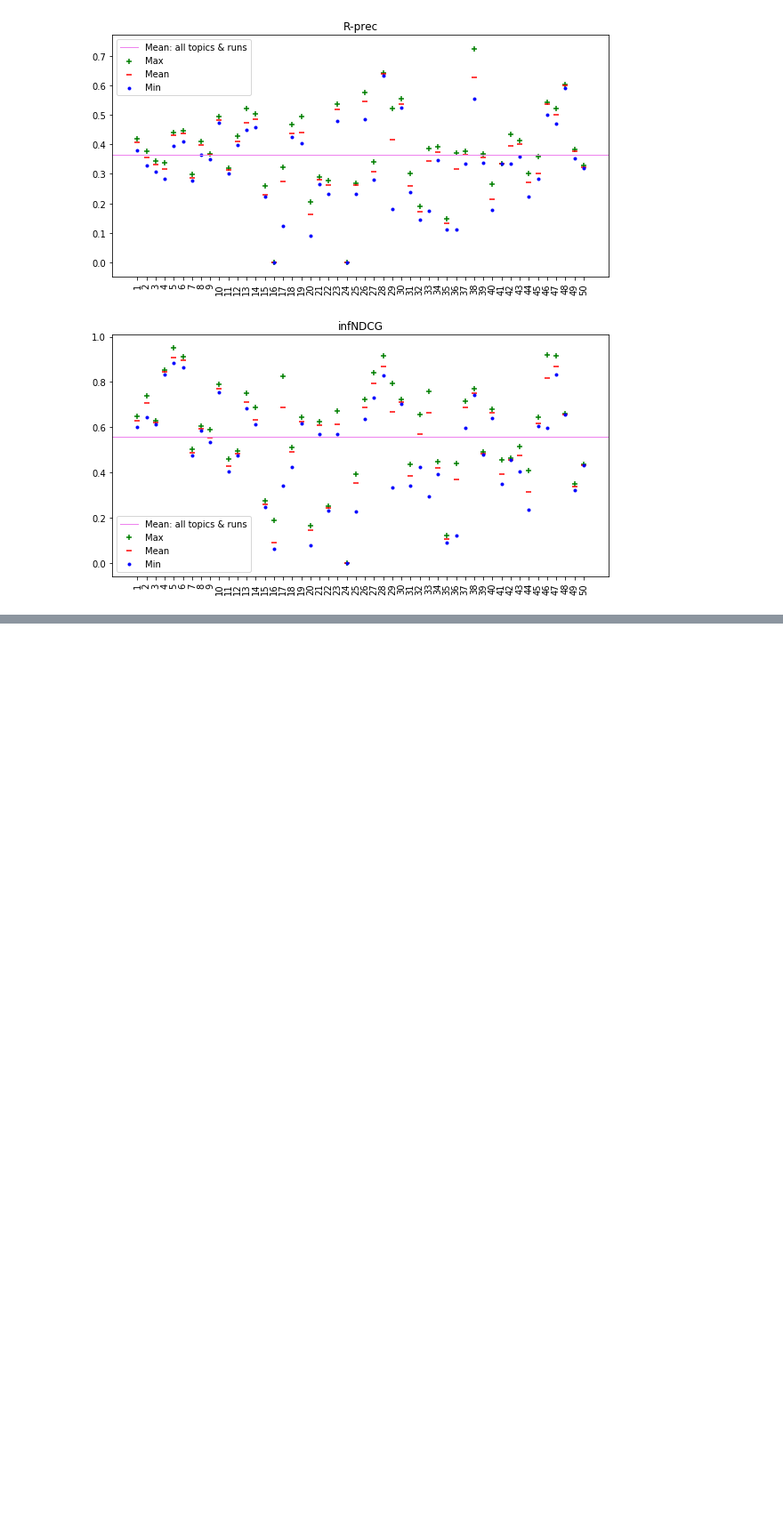
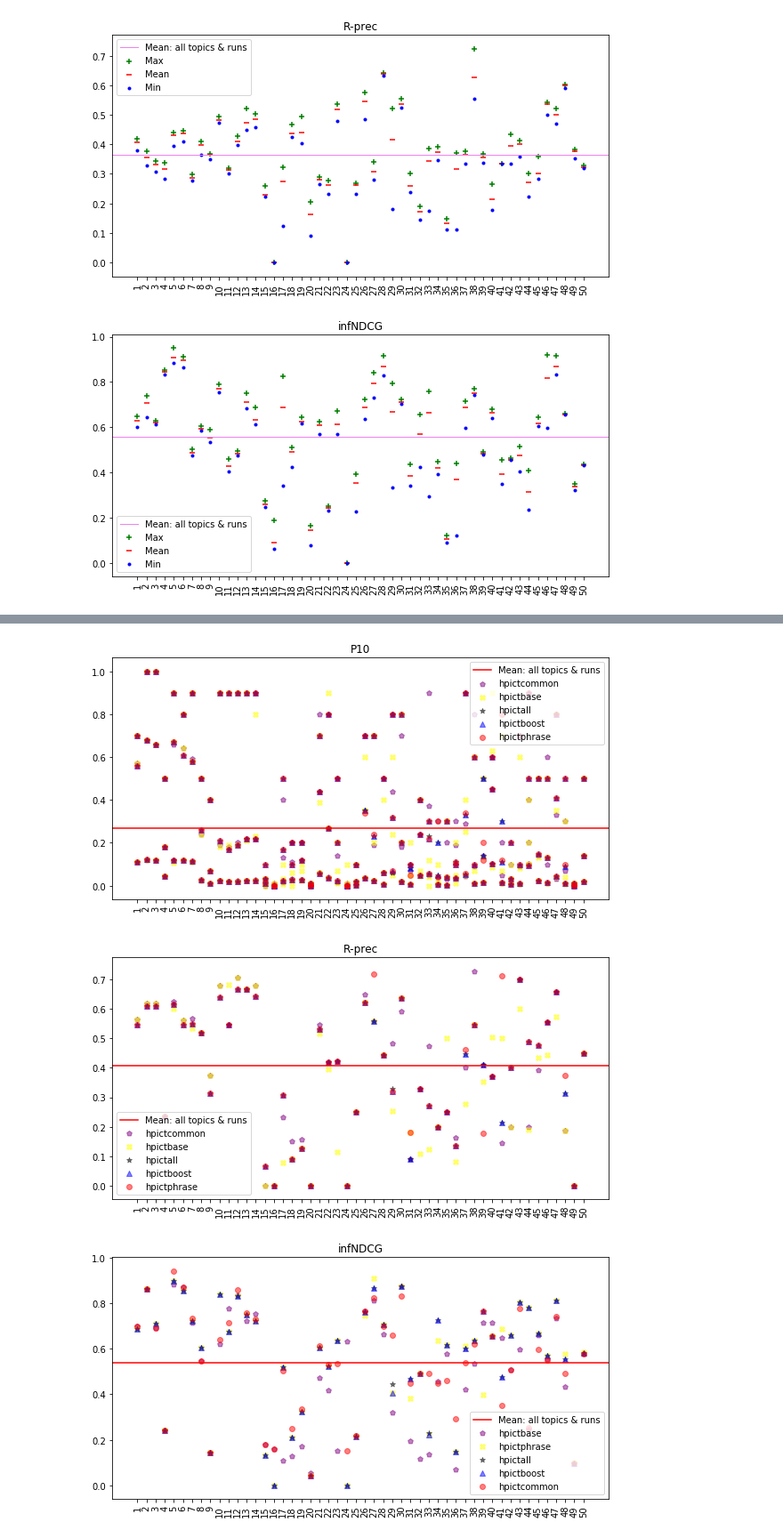
Before and after one commit to hyperlist/trec-pm, a Jupyter notebook: notebooks/Result-Analysis.ipynb, the cells around one changed output, grey strips where cells are left out. Shown: that part at 89% size. Cells and saved outputs as stored; diff of their text form; code cells hidden in the pictures; blank space fills up the shorter version.

```diff
--- a/notebooks/Result-Analysis.ipynb
+++ b/notebooks/Result-Analysis.ipynb
@@ -122,0 +162,7 @@ for metric in metrics:
+# %%
+for metric in metrics:
+    makeMetricGraph(metric)
+# %% [output]
+[figure, added]
+[figure, added]
+[figure, added]
```
Also changed, not shown: parts of 8 cells of this notebook.
